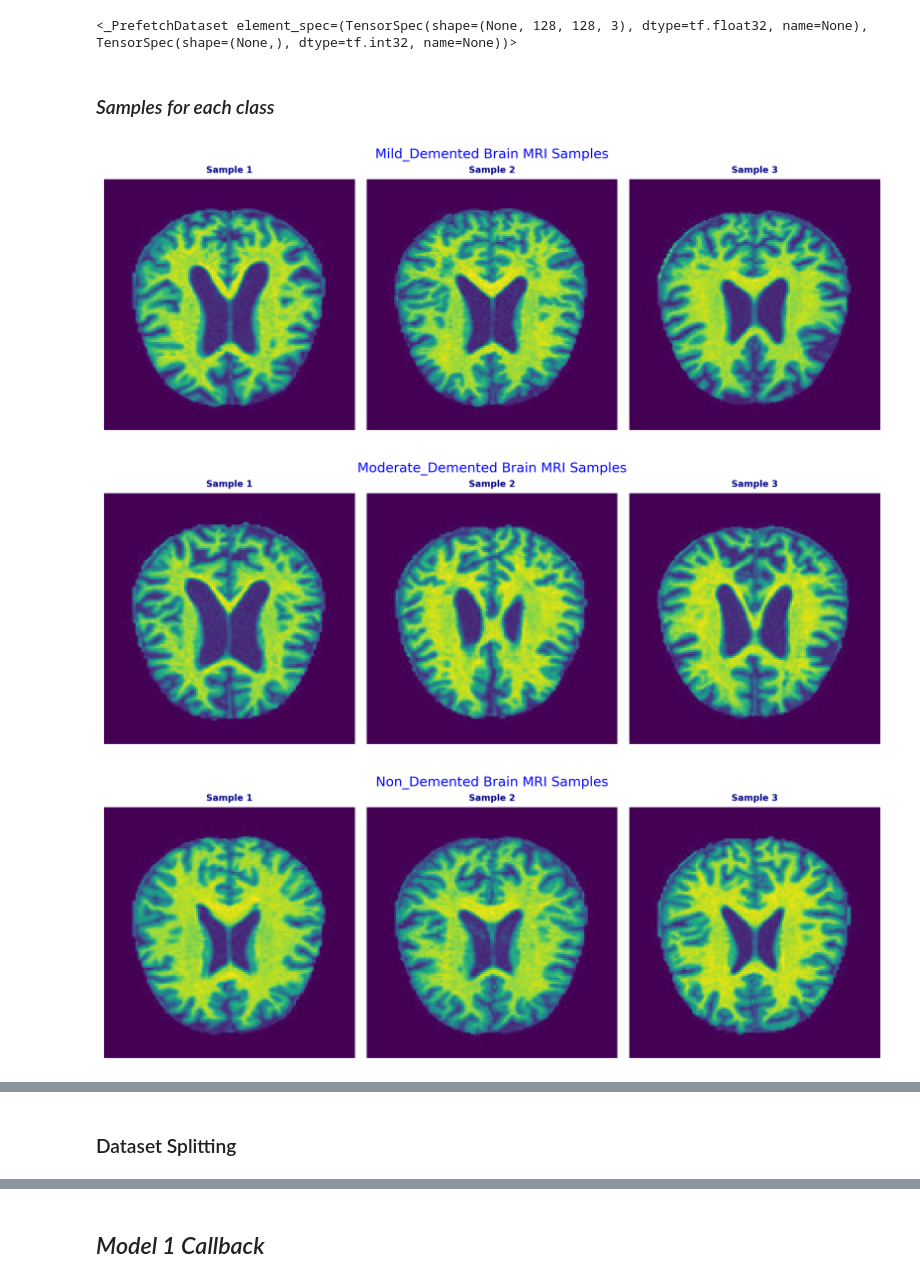
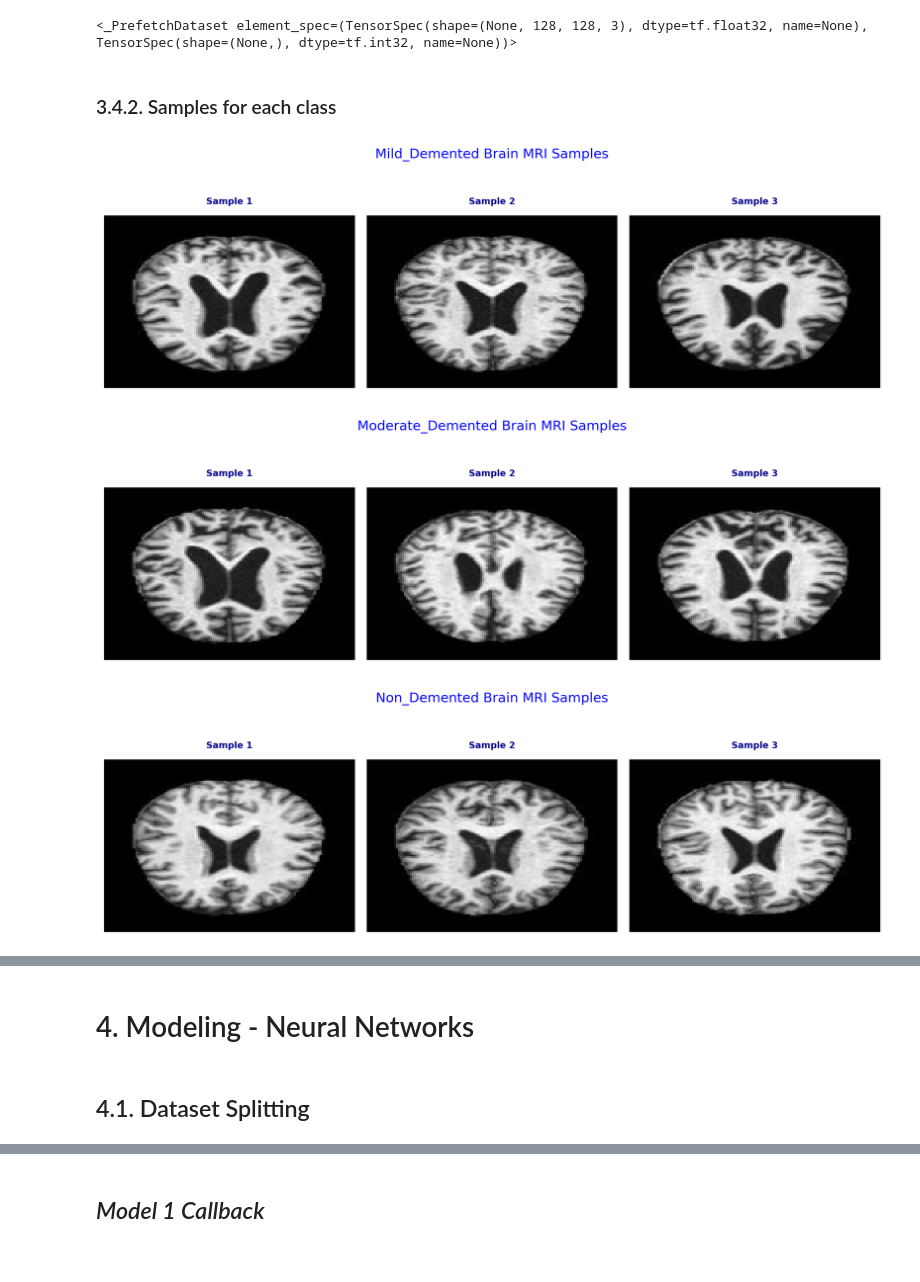
Before and after one commit to sachinjoseph26/Alzheimer-mri-detection, a Jupyter notebook: main.ipynb, the cells around one changed output, grey strips where cells are left out. Saved outputs shown, nothing was run; the diff lists cells and outputs as text; code cells hidden in the pictures.

Commit message:
code updated with new model chages

```diff
--- a/main.ipynb
+++ b/main.ipynb
@@ -100,31 +273,40 @@ data
 # %% [output]
 <_PrefetchDataset element_spec=(TensorSpec(shape=(None, 128, 128, 3), dtype=tf.float32, name=None), TensorSpec(shape=(None,), dtype=tf.int32, name=None))>
 # %% [markdown]
-### *Samples for each class*
+### 3.4.2. Samples for each class
 # %%
+import os
+import matplotlib.pyplot as plt
+import matplotlib.image as mpimg
+
+# Replace 'class_names' with the actual list of class names you have
+class_names = ['Mild_Demented', 'Moderate_Demented', 'Non_Demented', 'Very_Mild_Demented']  # example class names
+
 # Samples of the images
 def sample_bringer(path, target, num_samples=3):
-
     class_path = os.path.join(path, target)
 
     image_files = [image for image in os.listdir(class_path) if image.endswith('.jpg')]
 
-    fig, ax = plt.subplots(1, num_samples, facecolor="white")
-    fig.suptitle(f'{target} Brain MRI Samples', color="Blue",fontsize=12, y=.8)
+    fig, ax = plt.subplots(1, num_samples, figsize=(10,3))  # You can adjust the figsize to better fit your samples
+    fig.suptitle(f'{target} Brain MRI Samples', color="blue", fontsize=12, y=1.05)
 
     for i in range(num_samples):
         image_path = os.path.join(class_path, image_files[i])
         img = mpimg.imread(image_path)
 
-        ax[i].imshow(img)
+        # Display image in grayscale
+        ax[i].imshow(img, cmap='gray', aspect='auto')
         ax[i].axis('off')
-        ax[i].set_title(f'Sample {i+1}', color="darkblue", fontsize=8, fontweight="bold", y=1)
+        ax[i].set_title(f'Sample {i+1}', color="darkblue", fontsize=8, fontweight="bold", pad=10)
 
     plt.tight_layout()
+    plt.show()
 
+PATH = 'Dataset'
 for target in class_names:
     sample_bringer(PATH, target=target)
 # %% [output]
-[figure, old version]
+[figure, new version]
-[figure, old version]
+[figure, new version]
-[figure, old version]
+[figure, new version]
@@ -132,5 +314,7 @@ for target in class_names:
+# %% [markdown]
+# 4. Modeling - Neural Networks
 # %% [markdown]
-### Dataset Splitting
+## 4.1. Dataset Splitting
 # %%
 # Function to split the data into train, test and validation sets
 def train_test_val_split(train_size, val_size, test_size):
```
Also changed, not shown: parts of 52 cells of this notebook, 2 other files.
